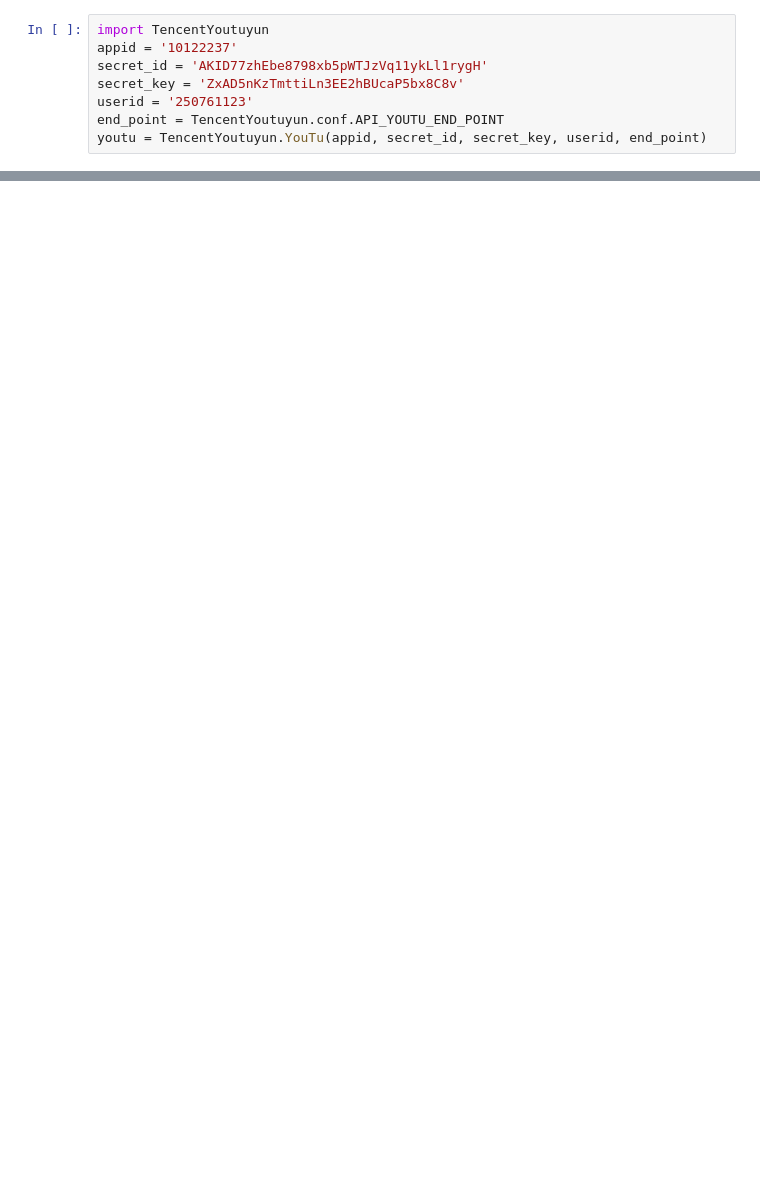
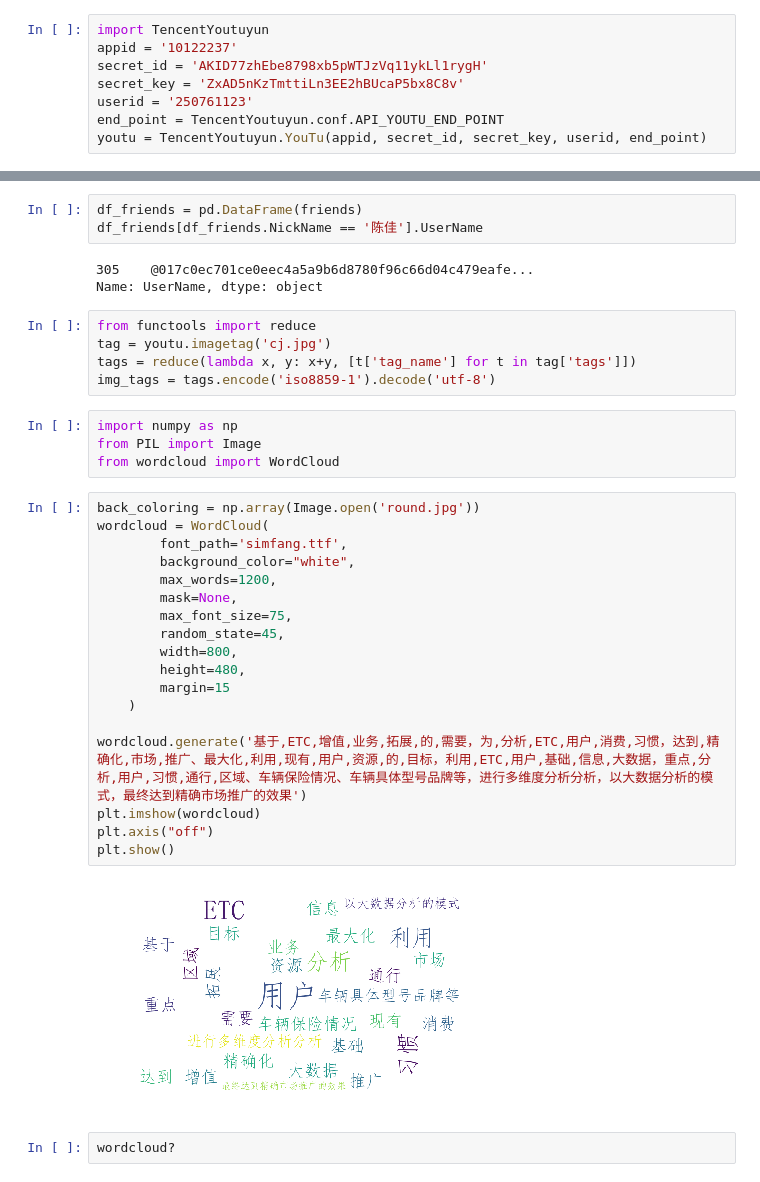
Before and after one commit to polarbear611/Data-Analysis, a Jupyter notebook: Wechat/wechat_friends.ipynb, the cells around one changed output, grey strips where cells are left out. Cells and saved outputs as stored; diff of their text form; blank space fills up the shorter version.

Commit message:
modified:   .gitignore 	modified:   Wechat/wechat_friends.ipynb

```diff
--- a/Wechat/wechat_friends.ipynb
+++ b/Wechat/wechat_friends.ipynb
@@ -230,0 +120,37 @@ generate(text) method of wordcloud.wordcloud.WordCloud instance
+# %%
+df_friends = pd.DataFrame(friends)
+df_friends[df_friends.NickName == '陈佳'].UserName
+# %% [output]
+305    @017c0ec701ce0eec4a5a9b6d8780f96c66d04c479eafe...
+Name: UserName, dtype: object
+# %%
+from functools import reduce
+tag = youtu.imagetag('cj.jpg')
+tags = reduce(lambda x, y: x+y, [t['tag_name'] for t in tag['tags']])
+img_tags = tags.encode('iso8859-1').decode('utf-8')
+# %%
+import numpy as np
+from PIL import Image
+from wordcloud import WordCloud
+# %%
+back_coloring = np.array(Image.open('round.jpg'))
+wordcloud = WordCloud(
+        font_path='simfang.ttf',
+        background_color="white",
+        max_words=1200,
+        mask=None,
+        max_font_size=75,
+        random_state=45,
+        width=800,
+        height=480,
+        margin=15
+    )
+
+wordcloud.generate('基于,ETC,增值,业务,拓展,的,需要，为,分析,ETC,用户,消费,习惯，达到,精确化,市场,推广、最大化,利用,现有,用户,资源,的,目标，利用,ETC,用户,基础,信息,大数据，重点,分析,用户,习惯,通行,区域、车辆保险情况、车辆具体型号品牌等，进行多维度分析分析，以大数据分析的模式，最终达到精确市场推广的效果')
+plt.imshow(wordcloud)
+plt.axis("off")
+plt.show()
+# %% [output]
+[figure, added]
+# %%
+wordcloud?
```
Also changed, not shown: parts of 39 cells of this notebook, 1 other file.
